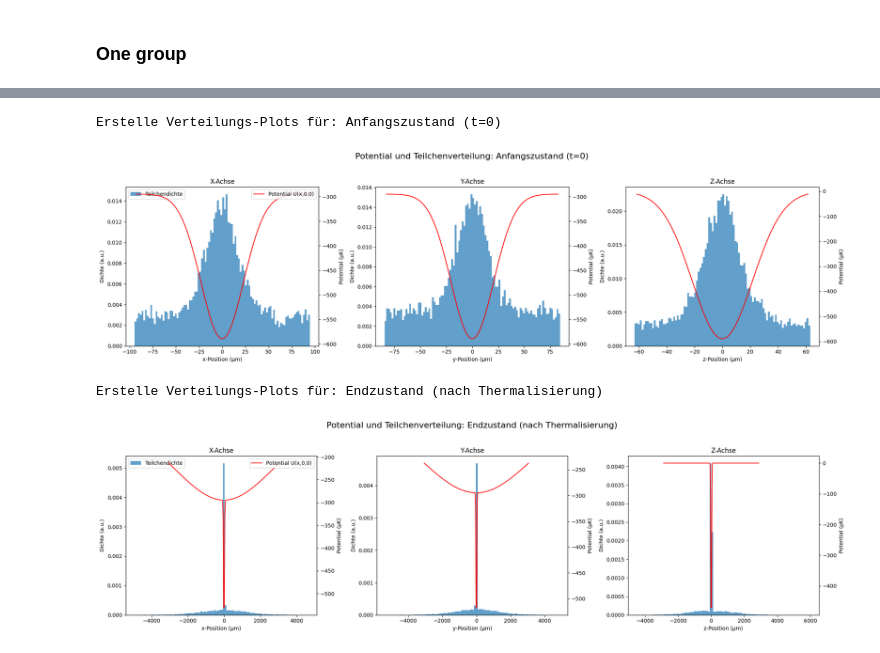
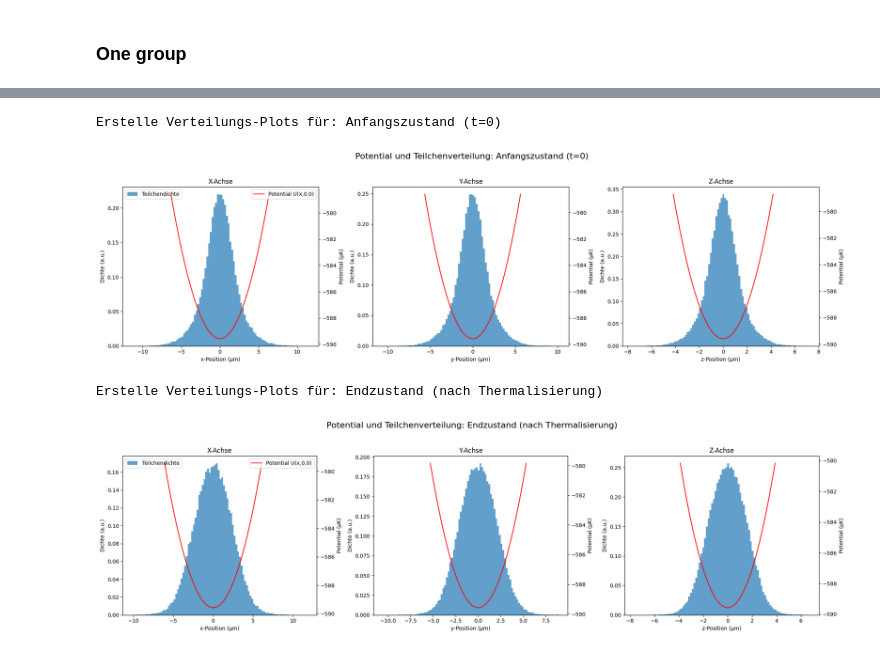
Before and after one commit to christpaul94/MastersThesis_PaulChrist, a Jupyter notebook: TrappedAtomsSimulation_DipolePotential.ipynb, the cells around one changed output, grey strips where cells are left out. Cells and saved outputs as stored; diff of their text form; code cells hidden in the pictures.

```diff
--- a/TrappedAtomsSimulation_DipolePotential.ipynb
+++ b/TrappedAtomsSimulation_DipolePotential.ipynb
@@ -124,7 +124,7 @@ print(f"  f_mean: {trap_frequencies['freq_mean_hz']:.0f} Hz")
 ### One group
 # %%
 N_PARTICLES = 20000         # Kleinere Zahl für einen schnellen Test
-TEMPERATURE_K = 10e-6       # 100 nK
+TEMPERATURE_K = 160e-6       # 100 nK
 SIMULATION_TIME_S = 0.001     # 10 ms
 TIMESTEP_S = 1e-5            # Speichern alle 0.1 ms
 SUBSTEPS = 5
@@ -162,23 +162,13 @@ T0 = sim_init_params['T0_s']
 Delta_D2 = omega_L - omega_0_D2
 
 # a) Parameter für die Dipolfalle
-trap_params = {
-    # Geometrie & Leistung (wie gehabt)
-    "P_x": P_x,
-    "P_y": P_y,
-    "w0_x": w0_x_SI,
-    "w0_y": w0_y_SI,
-    "s0_x": zR_x_SI,
-    "s0_y": zR_y_SI,
-
-    # Parameter für Extended Model (NEUE SCHLÜSSEL)
+trap_params_extended = {
+    "P_x": P_x, "P_y": P_y,
+    "w0_x": w0_x_SI, "w0_y": w0_y_SI,
+    "s0_x": zR_x_SI, "s0_y": zR_y_SI,
     "omega_L": omega_L,
-    "omega_0_D1": omega_0_D1,
-    "Gamma_D1": Gamma_D1,
-    "omega_0_D2": omega_0_D2,
-    "Gamma_D2": Gamma_D2,
-
-    # Skalierungsfaktoren (wie gehabt)
+    "omega_0_D1": omega_0_D1, "Gamma_D1": Gamma_D1,
+    "omega_0_D2": omega_0_D2, "Gamma_D2": Gamma_D2,
     "L0": L0,
     "E0": E0
 }
@@ -202,7 +192,7 @@ start_time = time.perf_counter()
 
 results = run_verlet_simulation_general(
     trap_force_func=calculate_crossed_beam_dipole_potential,
-    trap_force_params=trap_params,
+    trap_force_params=trap_params_extended,
 
     pair_force_func=pair_keops_fp,
     pair_force_params=pair_params,
@@ -252,7 +242,7 @@ def generate_positions_rejection_sampling(
     temp_ratio: float,           # NEU: T / T_ref
     device: torch.device,
     precision: torch.dtype,
-    batch_size: int = 100,
+    batch_size: int = 10000,
     box_scale: float = 5.0
 ) -> torch.Tensor:
     """
@@ -686,25 +709,25 @@ def plot_potential_and_distribution_by_axis(
 # %%
 plot_potential_and_distribution_by_axis(
         positions=sim_init_params['q0'],
         trap_force_func=calculate_crossed_beam_dipole_potential,
-        trap_params=trap_params,
+        trap_params=trap_params_extended,
         title_suffix="Anfangszustand (t=0)",
         bins=100
     )
 
     # 2. Plot für den END-Zustand (letzter Zeitschritt)
 plot_potential_and_distribution_by_axis(
     positions=results['positions'][-1],
     trap_force_func=calculate_crossed_beam_dipole_potential,
-    trap_params=trap_params,
+    trap_params=trap_params_extended,
     title_suffix="Endzustand (nach Thermalisierung)",
     bins=100
 )
 # %% [output]
 Erstelle Verteilungs-Plots für: Anfangszustand (t=0)
-[figure, old version]
+[figure, new version]
 Erstelle Verteilungs-Plots für: Endzustand (nach Thermalisierung)
-[figure, old version]
+[figure, new version]
 # %%
 import numpy as np
 import matplotlib.pyplot as plt
```
Also changed, not shown: parts of 4 cells of this notebook.
